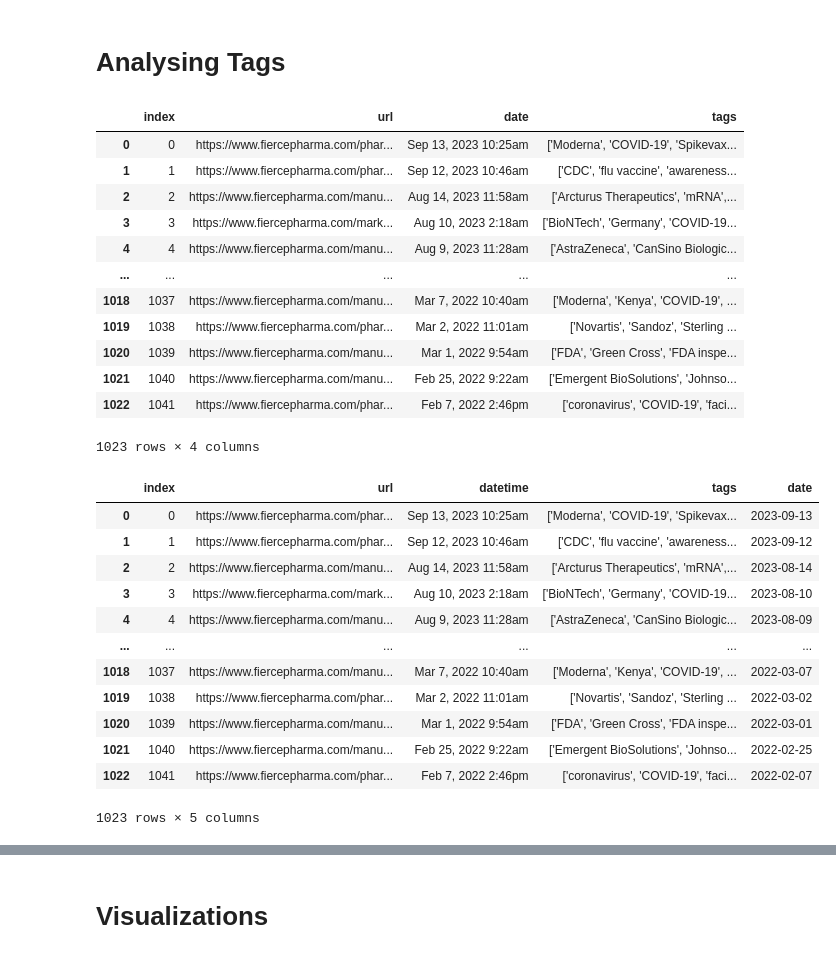
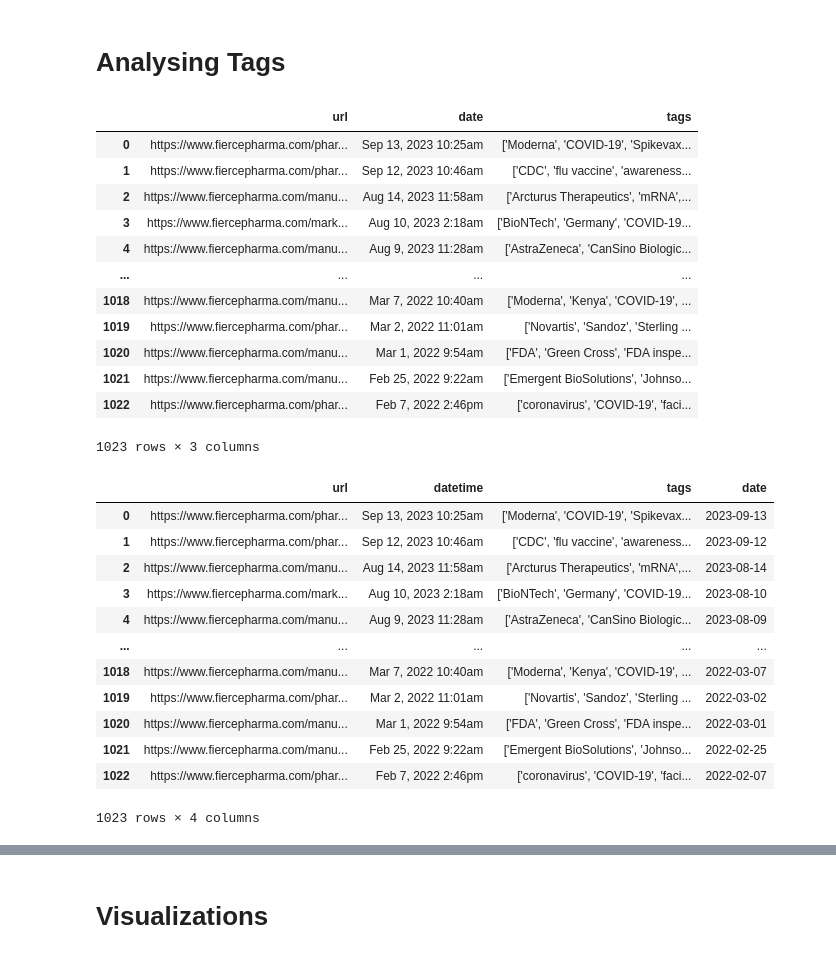
Before and after one commit to kevin-goh/HealthcareAGscraping, a Jupyter notebook: fiercepharma tags.ipynb, the cells around one changed output, grey strips where cells are left out. Cells and saved outputs as stored; diff of their text form; code cells hidden in the pictures.

```diff
--- a/fiercepharma tags.ipynb
+++ b/fiercepharma tags.ipynb
@@ -238,38 +235,38 @@ working_df
 # %% [markdown]
 # Analysing Tags
 # %%
-working_df=pd.read_csv('tag_list.csv').drop(columns="Unnamed: 0").drop_duplicates().reset_index()
+working_df=pd.read_csv('tag_list.csv').drop(columns="Unnamed: 0").drop_duplicates().reset_index(drop=True)
 working_df
 # %% [output]
-|  | index | url | date | tags |
-| 0 | 0 | https://www.fiercepharma.com/phar... | Sep 13, 2023 10:25am | ['Moderna', 'COVID-19', 'Spikevax... |
-| 1 | 1 | https://www.fiercepharma.com/phar... | Sep 12, 2023 10:46am | ['CDC', 'flu vaccine', 'awareness... |
-| 2 | 2 | https://www.fiercepharma.com/manu... | Aug 14, 2023 11:58am | ['Arcturus Therapeutics', 'mRNA',... |
-| 3 | 3 | https://www.fiercepharma.com/mark... | Aug 10, 2023 2:18am | ['BioNTech', 'Germany', 'COVID-19... |
-| 4 | 4 | https://www.fiercepharma.com/manu... | Aug 9, 2023 11:28am | ['AstraZeneca', 'CanSino Biologic... |
-| ... | ... | ... | ... | ... |
-| 1018 | 1037 | https://www.fiercepharma.com/manu... | Mar 7, 2022 10:40am | ['Moderna', 'Kenya', 'COVID-19', ... |
-| 1019 | 1038 | https://www.fiercepharma.com/phar... | Mar 2, 2022 11:01am | ['Novartis', 'Sandoz', 'Sterling ... |
-| 1020 | 1039 | https://www.fiercepharma.com/manu... | Mar 1, 2022 9:54am | ['FDA', 'Green Cross', 'FDA inspe... |
-| 1021 | 1040 | https://www.fiercepharma.com/manu... | Feb 25, 2022 9:22am | ['Emergent BioSolutions', 'Johnso... |
-| 1022 | 1041 | https://www.fiercepharma.com/phar... | Feb 7, 2022 2:46pm | ['coronavirus', 'COVID-19', 'faci... |
+|  | url | date | tags |
+| 0 | https://www.fiercepharma.com/phar... | Sep 13, 2023 10:25am | ['Moderna', 'COVID-19', 'Spikevax... |
+| 1 | https://www.fiercepharma.com/phar... | Sep 12, 2023 10:46am | ['CDC', 'flu vaccine', 'awareness... |
+| 2 | https://www.fiercepharma.com/manu... | Aug 14, 2023 11:58am | ['Arcturus Therapeutics', 'mRNA',... |
+| 3 | https://www.fiercepharma.com/mark... | Aug 10, 2023 2:18am | ['BioNTech', 'Germany', 'COVID-19... |
+| 4 | https://www.fiercepharma.com/manu... | Aug 9, 2023 11:28am | ['AstraZeneca', 'CanSino Biologic... |
+| ... | ... | ... | ... |
+| 1018 | https://www.fiercepharma.com/manu... | Mar 7, 2022 10:40am | ['Moderna', 'Kenya', 'COVID-19', ... |
+| 1019 | https://www.fiercepharma.com/phar... | Mar 2, 2022 11:01am | ['Novartis', 'Sandoz', 'Sterling ... |
+| 1020 | https://www.fiercepharma.com/manu... | Mar 1, 2022 9:54am | ['FDA', 'Green Cross', 'FDA inspe... |
+| 1021 | https://www.fiercepharma.com/manu... | Feb 25, 2022 9:22am | ['Emergent BioSolutions', 'Johnso... |
+| 1022 | https://www.fiercepharma.com/phar... | Feb 7, 2022 2:46pm | ['coronavirus', 'COVID-19', 'faci... |
-1023 rows × 4 columns
+1023 rows × 3 columns
 # %%
 working_df.rename(columns={'date':'datetime'},inplace=True)
-working_df['date']=pd.to_datetime(working_df['datetime']).dt.date
+working_df['date']=pd.to_datetime(working_df['datetime'],format='mixed').dt.date
 working_df
 # %% [output]
-|  | index | url | datetime | tags | date |
-| 0 | 0 | https://www.fiercepharma.com/phar... | Sep 13, 2023 10:25am | ['Moderna', 'COVID-19', 'Spikevax... | 2023-09-13 |
-| 1 | 1 | https://www.fiercepharma.com/phar... | Sep 12, 2023 10:46am | ['CDC', 'flu vaccine', 'awareness... | 2023-09-12 |
-| 2 | 2 | https://www.fiercepharma.com/manu... | Aug 14, 2023 11:58am | ['Arcturus Therapeutics', 'mRNA',... | 2023-08-14 |
-| 3 | 3 | https://www.fiercepharma.com/mark... | Aug 10, 2023 2:18am | ['BioNTech', 'Germany', 'COVID-19... | 2023-08-10 |
-| 4 | 4 | https://www.fiercepharma.com/manu... | Aug 9, 2023 11:28am | ['AstraZeneca', 'CanSino Biologic... | 2023-08-09 |
-| ... | ... | ... | ... | ... | ... |
-| 1018 | 1037 | https://www.fiercepharma.com/manu... | Mar 7, 2022 10:40am | ['Moderna', 'Kenya', 'COVID-19', ... | 2022-03-07 |
-| 1019 | 1038 | https://www.fiercepharma.com/phar... | Mar 2, 2022 11:01am | ['Novartis', 'Sandoz', 'Sterling ... | 2022-03-02 |
-| 1020 | 1039 | https://www.fiercepharma.com/manu... | Mar 1, 2022 9:54am | ['FDA', 'Green Cross', 'FDA inspe... | 2022-03-01 |
-| 1021 | 1040 | https://www.fiercepharma.com/manu... | Feb 25, 2022 9:22am | ['Emergent BioSolutions', 'Johnso... | 2022-02-25 |
-| 1022 | 1041 | https://www.fiercepharma.com/phar... | Feb 7, 2022 2:46pm | ['coronavirus', 'COVID-19', 'faci... | 2022-02-07 |
+|  | url | datetime | tags | date |
+| 0 | https://www.fiercepharma.com/phar... | Sep 13, 2023 10:25am | ['Moderna', 'COVID-19', 'Spikevax... | 2023-09-13 |
+| 1 | https://www.fiercepharma.com/phar... | Sep 12, 2023 10:46am | ['CDC', 'flu vaccine', 'awareness... | 2023-09-12 |
+| 2 | https://www.fiercepharma.com/manu... | Aug 14, 2023 11:58am | ['Arcturus Therapeutics', 'mRNA',... | 2023-08-14 |
+| 3 | https://www.fiercepharma.com/mark... | Aug 10, 2023 2:18am | ['BioNTech', 'Germany', 'COVID-19... | 2023-08-10 |
+| 4 | https://www.fiercepharma.com/manu... | Aug 9, 2023 11:28am | ['AstraZeneca', 'CanSino Biologic... | 2023-08-09 |
+| ... | ... | ... | ... | ... |
+| 1018 | https://www.fiercepharma.com/manu... | Mar 7, 2022 10:40am | ['Moderna', 'Kenya', 'COVID-19', ... | 2022-03-07 |
+| 1019 | https://www.fiercepharma.com/phar... | Mar 2, 2022 11:01am | ['Novartis', 'Sandoz', 'Sterling ... | 2022-03-02 |
+| 1020 | https://www.fiercepharma.com/manu... | Mar 1, 2022 9:54am | ['FDA', 'Green Cross', 'FDA inspe... | 2022-03-01 |
+| 1021 | https://www.fiercepharma.com/manu... | Feb 25, 2022 9:22am | ['Emergent BioSolutions', 'Johnso... | 2022-02-25 |
+| 1022 | https://www.fiercepharma.com/phar... | Feb 7, 2022 2:46pm | ['coronavirus', 'COVID-19', 'faci... | 2022-02-07 |
-1023 rows × 5 columns
+1023 rows × 4 columns
 # %%
```
Also changed, not shown: parts of 16 cells of this notebook, 1 other file.
